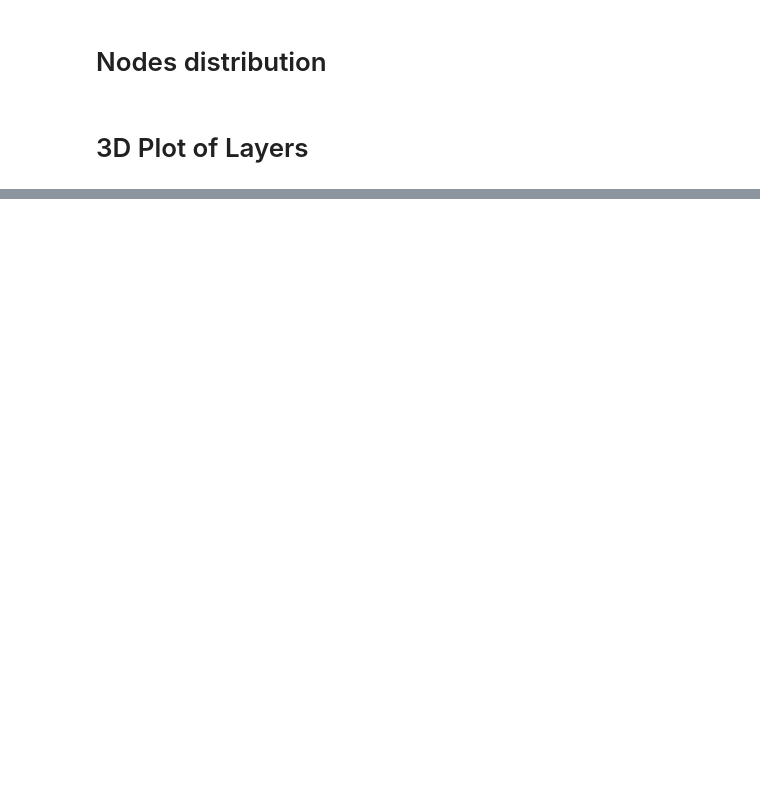
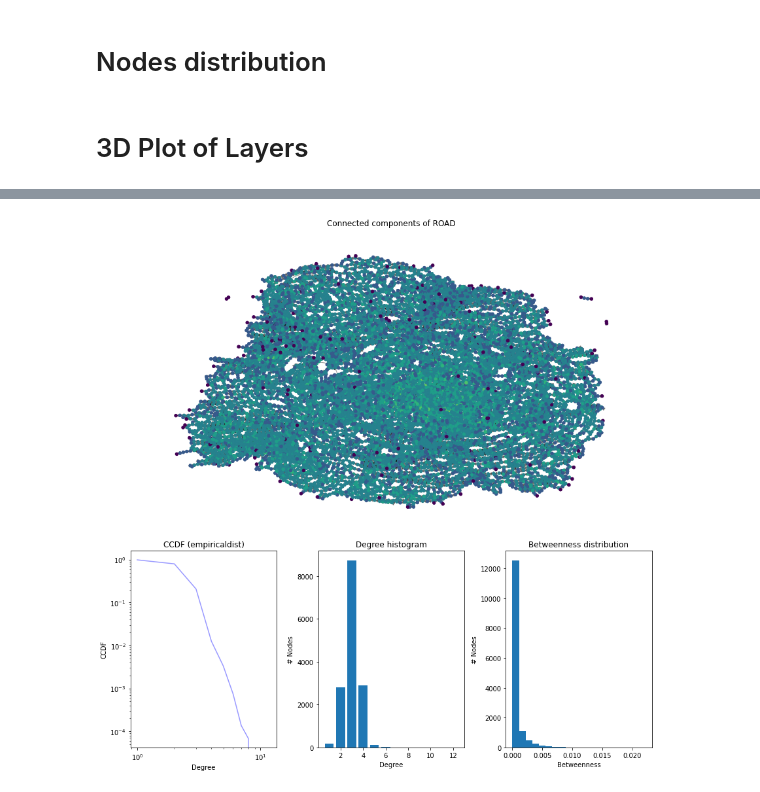
Before and after one commit to MatteoFasulo/Paris-Euler, a Jupyter notebook: result.ipynb, the cells around one changed output, grey strips where cells are left out. Saved outputs shown, nothing was run; the diff lists cells and outputs as text; code cells hidden in the pictures; blank space fills up the shorter version.

```diff
--- a/result.ipynb
+++ b/result.ipynb
@@ -664,0 +796,85 @@ TransportMap(METRO, TRAIN, TRAM).drawMap(line_width=3)
+# %%
+import numpy as np
+import random
+
+import networkx as nx
+from networkx.drawing.nx_agraph import graphviz_layout
+
+import matplotlib.pyplot as plt
+import matplotlib.colors as mcolors
+from mpl_toolkits.axes_grid1 import make_axes_locatable
+
+from empiricaldist import Cdf
+import powerlaw
+
+def degree_analysis(G, method: str):
+    fig = plt.figure("Degree of a random graph", figsize=(12, 12))
+    # Create a gridspec for adding subplots of different sizes
+    axgrid = fig.add_gridspec(5, 9)
+
+    ax0 = fig.add_subplot(axgrid[0:3, :])
+
+    if not G.is_directed() and not G.is_connected():
+        Gcc = G.subgraph(sorted(nx.connected_components(G), key=len, reverse=True)[0])
+    else:
+        Gcc = G
+
+    n_color = np.asarray([Gcc.degree[n] for n in Gcc.nodes])
+    pos = graphviz_layout(Gcc)
+    nx.draw_networkx_nodes(Gcc, pos, ax=ax0, node_size=20, node_color=n_color).set_norm(mcolors.LogNorm())
+    nx.draw_networkx_edges(Gcc, pos, ax=ax0, alpha=0.4)
+    ax0.set_title(f"Connected components of {str(G.nodes()[random.choice(list(G.nodes()))]['layer']).upper()}") #pick layer name of a random node and set it upper in title
+    ax0.set_axis_off()
+    divider = make_axes_locatable(ax0)
+
+    ax1 = fig.add_subplot(axgrid[3:, :3])
+
+    if method == "empiricaldist":
+        degrees = [G.degree(u) for u in G]
+        cdf = Cdf.from_seq(degrees, name="distribution")
+        (1-cdf).plot(color="b", alpha=.4)
+        #decorate(xlabel="Degree", xscale="log", ylabel="CCDF", yscale="log")
+        #ax1.plot(, "b-", marker="o")
+        #ax1.set_title("CCDF")
+
+    elif method == "powerlaw":
+        M = nx.to_scipy_sparse_matrix(G)
+        xmin = min([d[1] for d in G.degree()])
+        indegrees = M.sum(0).A[0]
+        degree = np.bincount(indegrees)
+        fit = powerlaw.Fit(np.array(degree)+1, fit_method = "KS")
+        fit.power_law.plot_pdf(color="r",linestyle="--",label="fit ccdf")
+        fit.plot_ccdf()
+
+    ax1.set_title(f"CCDF ({method})")
+    ax1.set_xlabel("Degree")
+    ax1.set_ylabel("CCDF")
+    ax1.set_xscale("log")
+    ax1.set_yscale("log")
+    divider = make_axes_locatable(ax1)
+
+
+    ax2 = fig.add_subplot(axgrid[3:, 3:6])
+    degree_sequence = sorted((d for n, d in G.degree()), reverse=True)
+    ax2.bar(*np.unique(degree_sequence, return_counts=True))
+    ax2.set_title("Degree histogram")
+    ax2.set_xlabel("Degree")
+    ax2.set_ylabel("# Nodes")
+    divider = make_axes_locatable(ax2)
+
+    ax3 = fig.add_subplot(axgrid[3:, 6:])
+    B = nx.betweenness_centrality(G, normalized=True)
+    betweenness_sequence = list(B.values())
+    counts, bins, patches = plt.hist(betweenness_sequence, bins=20)
+    ax3.set_title("Betweenness distribution")
+    ax3.set_xlabel("Betweenness")
+    ax3.set_ylabel("# Nodes")
+    divider = make_axes_locatable(ax3)
+
+    fig.tight_layout()
+    plt.savefig(f"ccdf_degree_{G.nodes()[random.choice(list(G.nodes()))].get('layer')}.png", dpi = 400)
+    plt.show()
+
+degree_analysis(ROAD, method="empiricaldist")
+# %% [output]
+[figure, added]
```
Also changed, not shown: parts of 24 cells of this notebook, 7 other files.
